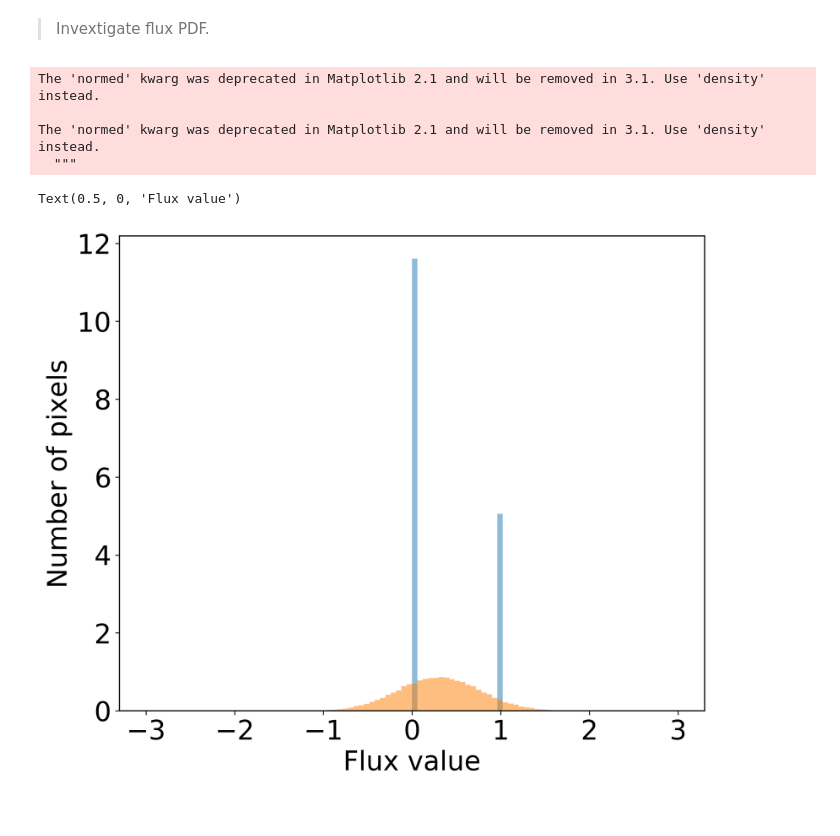
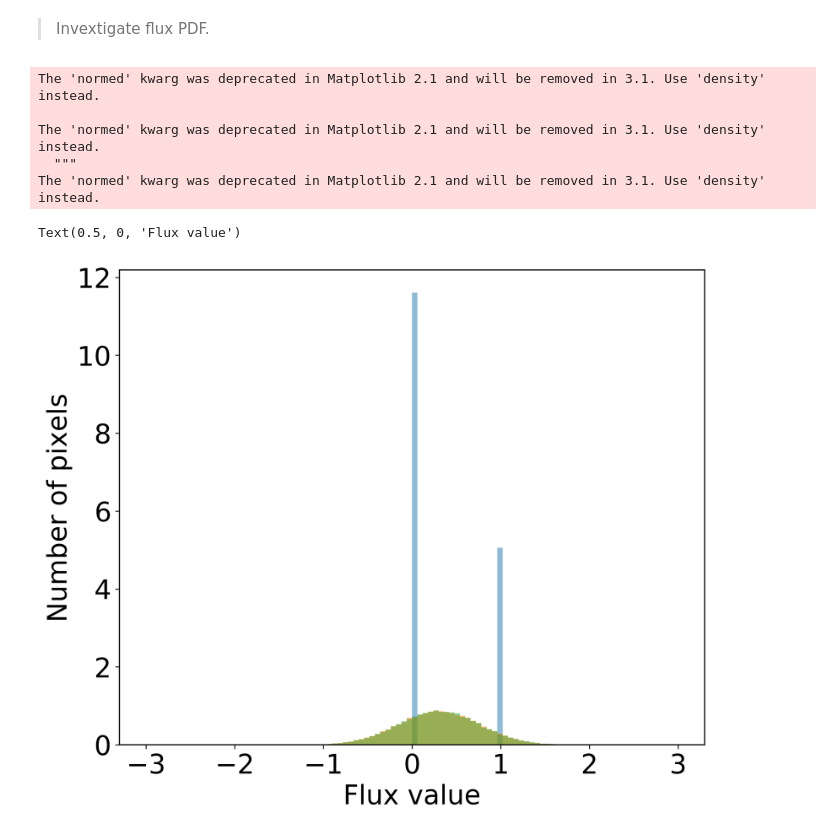
Before and after one commit to tingyuansen/Weak_Lensing, a Jupyter notebook: Image_Synthesis_Delta.ipynb, the cells around one changed output. Saved outputs shown, nothing was run; the diff lists cells and outputs as text; code cells hidden in the pictures.

```diff
--- a/Image_Synthesis_Delta.ipynb
+++ b/Image_Synthesis_Delta.ipynb
@@ -82,16 +82,20 @@ plt.tight_layout()
 # %%
 image = np.load("poisson_process_image.npy")[0,:,:]
 plt.hist(image.ravel(), alpha=0.5, range=[-3,3], bins=100, normed=True);
 
 image = np.load("../delta_recovery.npy")
 plt.hist(image.ravel(), alpha=0.5, range=[-3,3], bins=100, normed=True);
 
+image = np.load("../delta_recovery_L1.npy")
+plt.hist(image.ravel(), alpha=0.5, range=[-3,3], bins=100, normed=True);
+
 plt.ylabel("Number of pixels")
 plt.xlabel("Flux value")
 # %% [output]
 The 'normed' kwarg was deprecated in Matplotlib 2.1 and will be removed in 3.1. Use 'density' instead.
 
 The 'normed' kwarg was deprecated in Matplotlib 2.1 and will be removed in 3.1. Use 'density' instead.
   """
+The 'normed' kwarg was deprecated in Matplotlib 2.1 and will be removed in 3.1. Use 'density' instead.
 Text(0.5, 0, 'Flux value')
-[figure, old version]
+[figure, new version]
```
Also changed, not shown: parts of 1 cell of this notebook, 1 other file.
